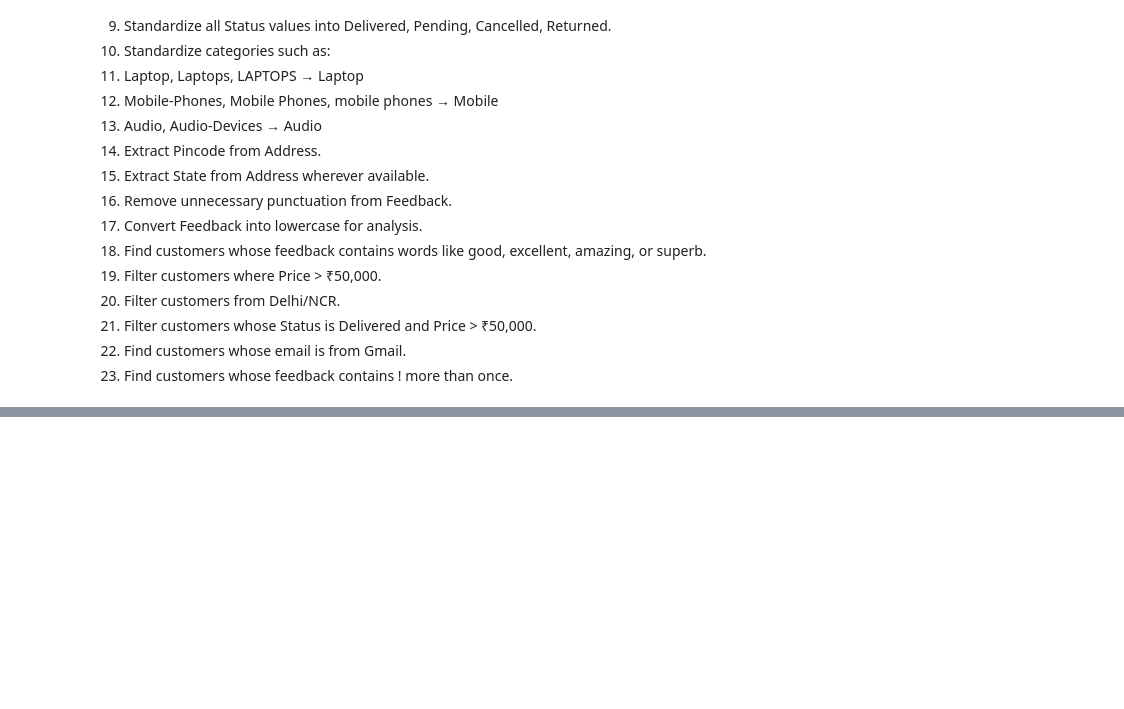
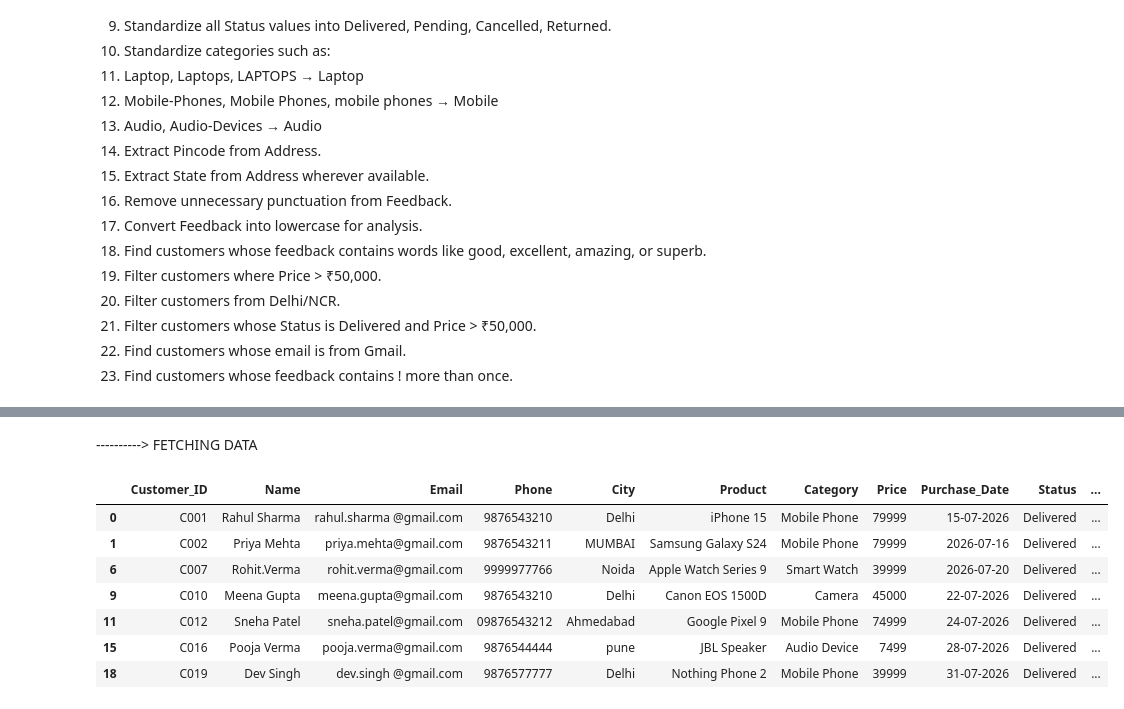
Before and after one commit to sushantchoudhary-ai/python, a Jupyter notebook: pandas.ipynb, the cells around one changed output, grey strips where cells are left out. Drawn from its saved outputs; the diff is of its cells as text; code cells hidden in the pictures; blank space fills up the shorter version.

```diff
--- a/pandas.ipynb
+++ b/pandas.ipynb
@@ -1722,0 +1758,13 @@ df
+# %% [markdown]
+----------> FETCHING DATA
+# %%
+df[df['Feedback'].str.contains('good|amazing|superb', na=False)]
+# %% [output]
+|  | Customer_ID | Name | Email | Phone | City | Product | Category | Price | Purchase_Date | Status | ... |
+| 0 | C001 | Rahul Sharma | rahul.sharma @gmail.com | 9876543210 | Delhi | iPhone 15 | Mobile Phone | 79999 | 15-07-2026 | Delivered | ... |
+| 1 | C002 | Priya Mehta | priya.mehta@gmail.com | 9876543211 | MUMBAI | Samsung Galaxy S24 | Mobile Phone | 79999 | 2026-07-16 | Delivered | ... |
+| 6 | C007 | Rohit.Verma | rohit.verma@gmail.com | 9999977766 | Noida | Apple Watch Series 9 | Smart Watch | 39999 | 2026-07-20 | Delivered | ... |
+| 9 | C010 | Meena Gupta | meena.gupta@gmail.com | 9876543210 | Delhi | Canon EOS 1500D | Camera | 45000 | 22-07-2026 | Delivered | ... |
+| 11 | C012 | Sneha Patel | sneha.patel@gmail.com | 09876543212 | Ahmedabad | Google Pixel 9 | Mobile Phone | 74999 | 24-07-2026 | Delivered | ... |
+| 15 | C016 | Pooja Verma | pooja.verma@gmail.com | 9876544444 | pune | JBL Speaker | Audio Device | 7499 | 28-07-2026 | Delivered | ... |
+| 18 | C019 | Dev Singh | dev.singh @gmail.com | 9876577777 | Delhi | Nothing Phone 2 | Mobile Phone | 39999 | 31-07-2026 | Delivered | ... |
```
Also changed, not shown: parts of 3 cells of this notebook.
